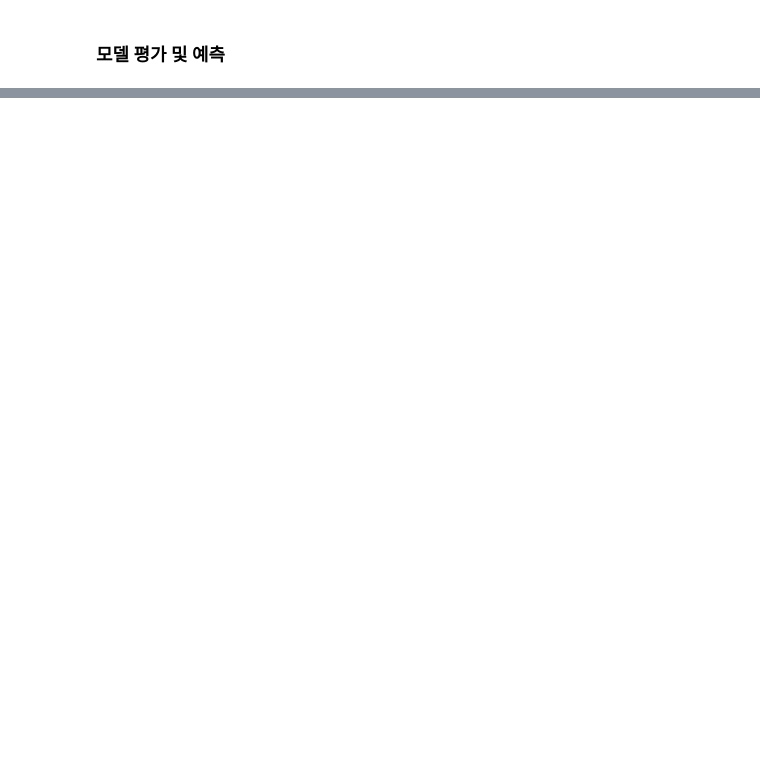
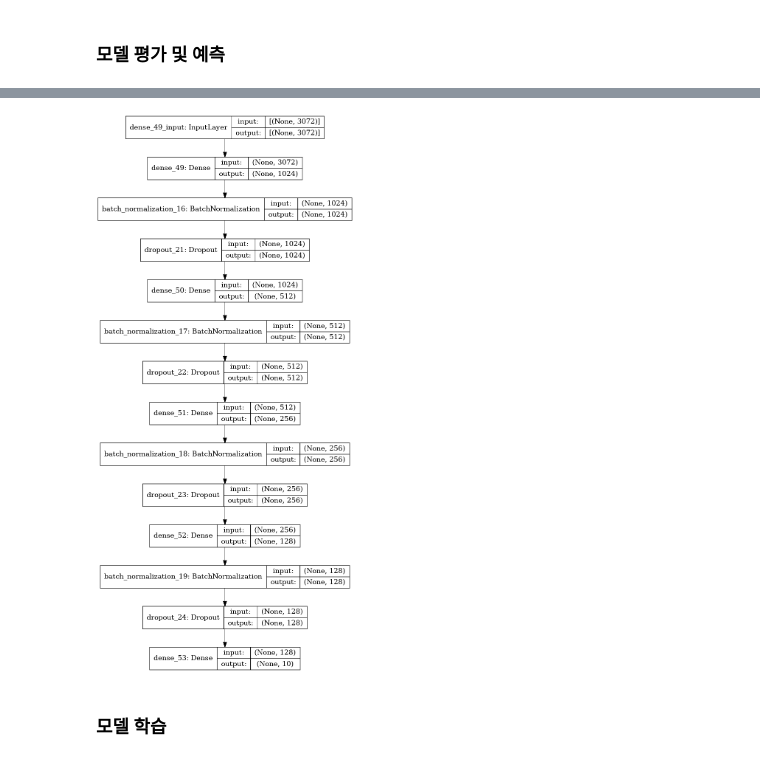
Before and after one commit to inseonseo/AIFFEL_Quest, a Jupyter notebook: Quest_0308/DL_PJT_1_Boston.ipynb, the cells around one changed output, grey strips where cells are left out. Cells and saved outputs as stored; diff of their text form; code cells hidden in the pictures; blank space fills up the shorter version.

```diff
--- a/Quest_0308/DL_PJT_1_Boston.ipynb
+++ b/Quest_0308/DL_PJT_1_Boston.ipynb
@@ -95,0 +550,8 @@ plt.show()
+# %%
+# 훈련 데이터의 0번째인 x_train[0]를 이미지로 시각화합니다.
+plt.style.use('seaborn-white')
+
+plt.figure()
+plt.imshow(train_data[30])
+plt.colorbar()
+plt.show()
@@ -95,0 +592,27 @@ plt.show()
+# %%
+# 문제 3-3: BatchNormalization과 Dropout을 적용하여 빠른 학습과 과대적합을 방지하고,
+# 10개의 이미지를 분류하는 딥러닝 모델을 구성합니다.
+from tensorflow.keras import models, layers
+
+# 모델 구성
+model = models.Sequential()
+model.add(layers.Dense(1024, activation='relu', input_shape=(3072,))) # 3072 input features
+model.add(layers.BatchNormalization())
+model.add(layers.Dropout(0.5))
+model.add(layers.Dense(512, activation='relu'))
+model.add(layers.BatchNormalization())
+model.add(layers.Dropout(0.5))
+model.add(layers.Dense(256, activation='relu'))
+model.add(layers.BatchNormalization())
+model.add(layers.Dropout(0.5))
+model.add(layers.Dense(128, activation='relu'))
+model.add(layers.BatchNormalization())
+model.add(layers.Dropout(0.5))
+model.add(layers.Dense(10, activation='softmax')) # 10 classes
+
+# 모델 컴파일
+model.compile(optimizer='adam',
+              loss='sparse_categorical_crossentropy',
+              metrics=['accuracy'])
+
+model.summary()
@@ -95,0 +637,6 @@ plt.show()
+# %%
+utils.plot_model(model, show_shapes=True)
+# %% [output]
+[figure, added]
+# %% [markdown]
+### 모델 학습
```
Also changed, not shown: parts of 61 cells of this notebook.
